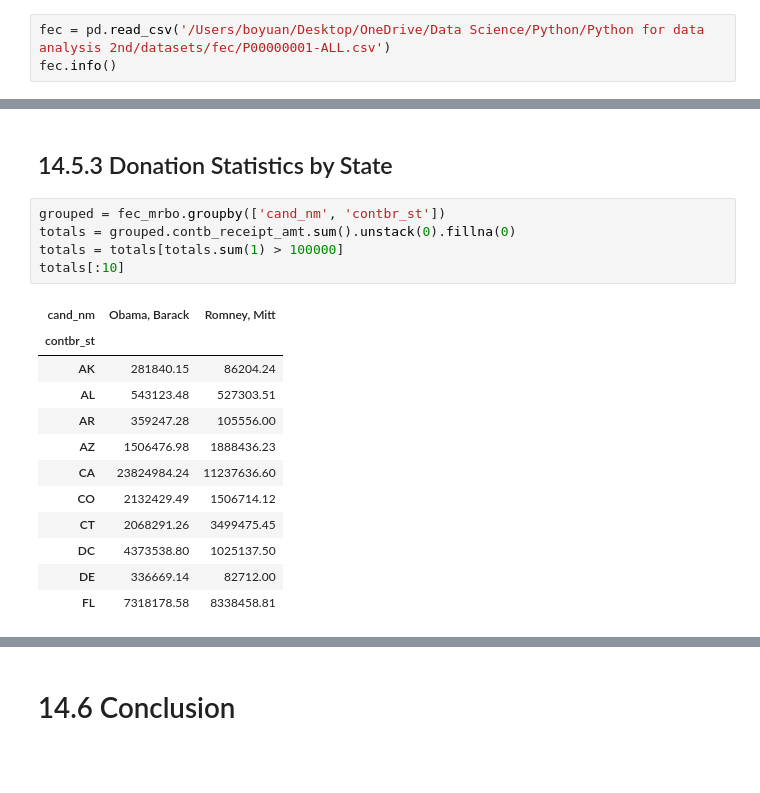
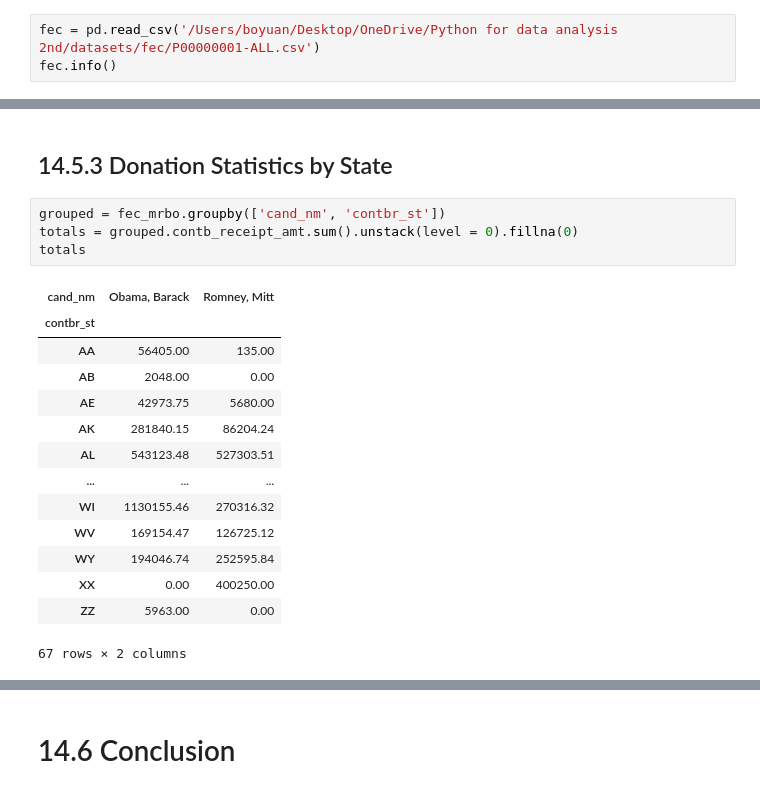
Before and after one commit to BoyuanLi-Steven/Python-For-Data-Analysis-2nd, a Jupyter notebook: Chapter 14. Data Analysis Examples.ipynb, the cells around one changed output, grey strips where cells are left out. Drawn from its saved outputs; the diff is of its cells as text; blank space fills up the shorter version.

```diff
--- a/Chapter 14. Data Analysis Examples.ipynb
+++ b/Chapter 14. Data Analysis Examples.ipynb
@@ -1361,7 +1376,7 @@ max_foods.loc['Amino Acids']['food']
 # %% [markdown]
 # 14.5 2012 Federal Election Commission Database
 # %%
-fec = pd.read_csv('/Users/boyuan/Desktop/OneDrive/Data Science/Python/Python for data analysis 2nd/datasets/fec/P00000001-ALL.csv')
+fec = pd.read_csv('/Users/boyuan/Desktop/OneDrive/Python for data analysis 2nd/datasets/fec/P00000001-ALL.csv')
 fec.info()
 # %% [output]
 <class 'pandas.core.frame.DataFrame'>
@@ -1646,19 +1662,20 @@ normed_sums[:-2].plot(kind = 'barh')
 ## 14.5.3 Donation Statistics by State
 # %%
 grouped = fec_mrbo.groupby(['cand_nm', 'contbr_st'])
-totals = grouped.contb_receipt_amt.sum().unstack(0).fillna(0)
-totals = totals[totals.sum(1) > 100000]
-totals[:10]
+totals = grouped.contb_receipt_amt.sum().unstack(level = 0).fillna(0)
+totals
 # %% [output]
 | cand_nm | Obama, Barack | Romney, Mitt |
 | contbr_st |  |  |
+| AA | 56405.00 | 135.00 |
+| AB | 2048.00 | 0.00 |
+| AE | 42973.75 | 5680.00 |
 | AK | 281840.15 | 86204.24 |
 | AL | 543123.48 | 527303.51 |
-| AR | 359247.28 | 105556.00 |
-| AZ | 1506476.98 | 1888436.23 |
-| CA | 23824984.24 | 11237636.60 |
-| CO | 2132429.49 | 1506714.12 |
-| CT | 2068291.26 | 3499475.45 |
-| DC | 4373538.80 | 1025137.50 |
-| DE | 336669.14 | 82712.00 |
-| FL | 7318178.58 | 8338458.81 |
+| ... | ... | ... |
+| WI | 1130155.46 | 270316.32 |
+| WV | 169154.47 | 126725.12 |
+| WY | 194046.74 | 252595.84 |
+| XX | 0.00 | 400250.00 |
+| ZZ | 5963.00 | 0.00 |
+67 rows × 2 columns
```
Also changed, not shown: parts of 26 cells of this notebook.
